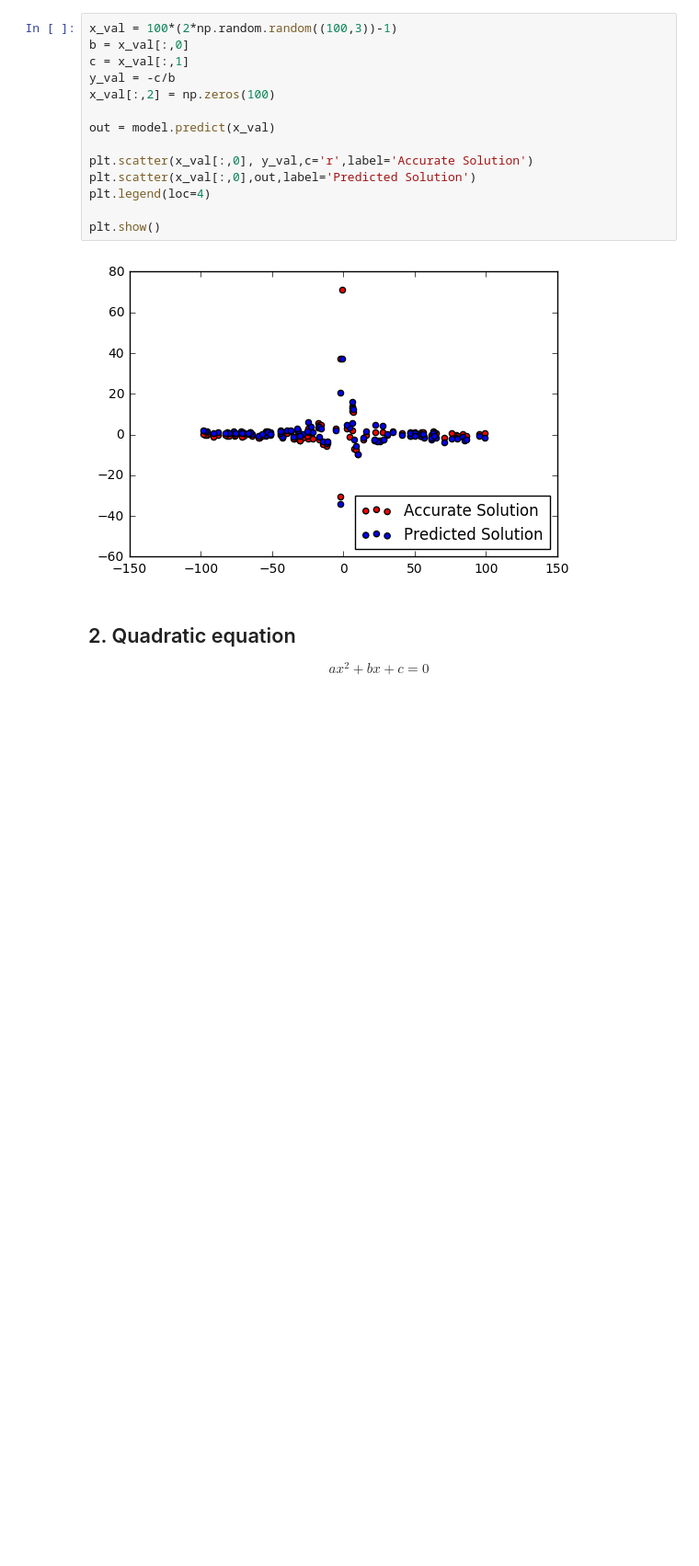
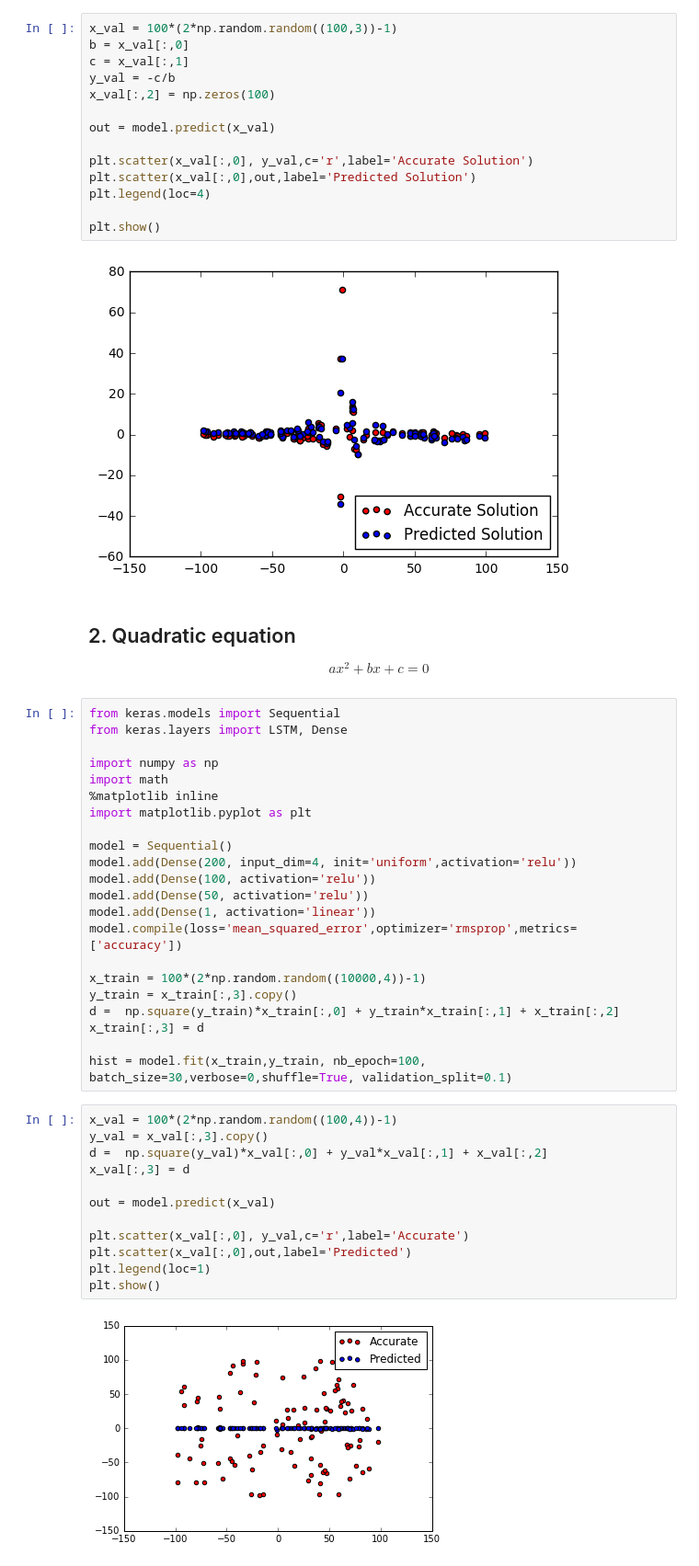
Before and after one commit to longyangking/ML, a Jupyter notebook: Deep Learning/Equation Solving.ipynb, the cells around one changed output. Shown at 92% size. Saved outputs shown, nothing was run; the diff lists cells and outputs as text; blank space fills up the shorter version.

```diff
--- a/Deep Learning/Equation Solving.ipynb
+++ b/Deep Learning/Equation Solving.ipynb
@@ -63,3 +63,39 @@ plt.show()
 # %% [markdown]
 ## 2. Quadratic equation
 $$ a x^2 + b x + c =0$$
+# %%
+from keras.models import Sequential
+from keras.layers import LSTM, Dense
+
+import numpy as np
+import math
+%matplotlib inline
+import matplotlib.pyplot as plt
+
+model = Sequential()
+model.add(Dense(200, input_dim=4, init='uniform',activation='relu'))
+model.add(Dense(100, activation='relu'))
+model.add(Dense(50, activation='relu'))
+model.add(Dense(1, activation='linear'))
+model.compile(loss='mean_squared_error',optimizer='rmsprop',metrics=['accuracy'])
+
+x_train = 100*(2*np.random.random((10000,4))-1)
+y_train = x_train[:,3].copy()
+d =  np.square(y_train)*x_train[:,0] + y_train*x_train[:,1] + x_train[:,2]
+x_train[:,3] = d
+
+hist = model.fit(x_train,y_train, nb_epoch=100, batch_size=30,verbose=0,shuffle=True, validation_split=0.1)
+# %%
+x_val = 100*(2*np.random.random((100,4))-1)
+y_val = x_val[:,3].copy()
+d =  np.square(y_val)*x_val[:,0] + y_val*x_val[:,1] + x_val[:,2]
+x_val[:,3] = d
+
+out = model.predict(x_val)
+
+plt.scatter(x_val[:,0], y_val,c='r',label='Accurate')
+plt.scatter(x_val[:,0],out,label='Predicted')
+plt.legend(loc=1)
+plt.show()
+# %% [output]
+[figure, added]
```
Also changed, not shown: parts of 1 cell of this notebook.
